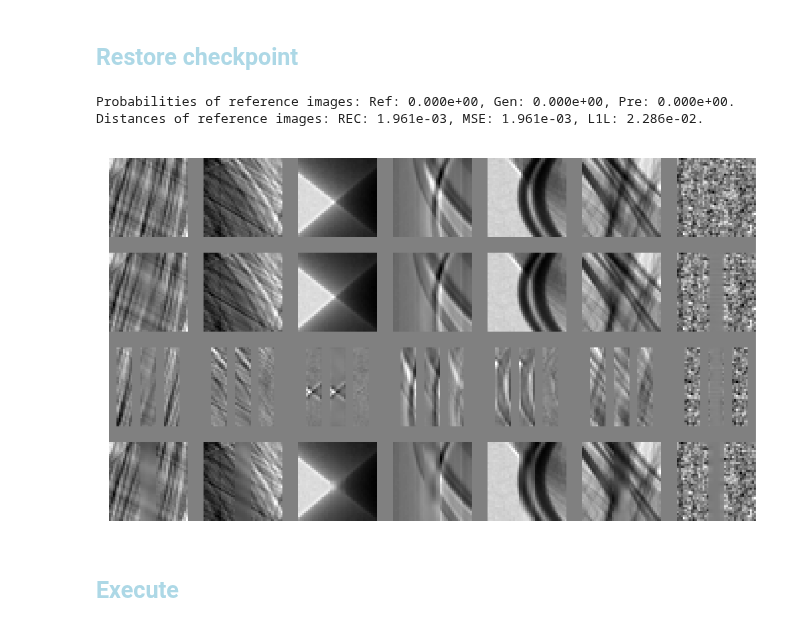
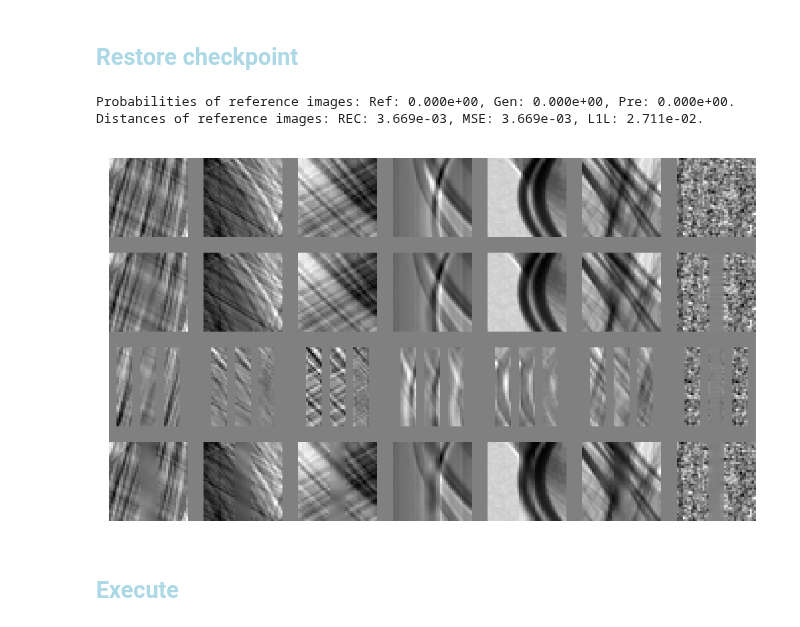
Before and after one commit to AustralianSynchrotron/sinogap, a Jupyter notebook: sinogap_dj1.ipynb, the cells around one changed output. Drawn from its saved outputs; the diff is of its cells as text; code cells hidden in the pictures.

```diff
--- a/sinogap_dj1.ipynb
+++ b/sinogap_dj1.ipynb
@@ -46,8 +53,17 @@ testSet = sg.createTestSet()
 # %% [markdown]
 ### <font style="color:lightblue">Show</font>
 # %%
+sg.examplesDb[8] = [(2348095, 1684)
+                ,(1909160,333)
+                ,(2489646, 1240)
+                #,(5592152, 2722)
+                ,(1429010,666)
+                ,(152196,251)
+                ,(1707893,914)
+                ,(102151, 418)]
+
 sg.refImages, sg.refNoises = sg.createReferences(trainSet, 0)
-sg.showMe(trainSet, 0)
+sg.showMe(trainSet, 0 )
 # %% [output]
 -4.105e-01, 3.546e-03, -4.227e-01, -3.957e-01
 [figure]
@@ -117,8 +104,6 @@ sg.lowResGenerators[2] = generator2
 # %% [markdown]
 ### Generator 4pix
 # %%
-
-
 class Generator4(sg.GeneratorTemplate):
 
     def __init__(self):
@@ -140,10 +125,9 @@ class Generator4(sg.GeneratorTemplate):
             self.decblock(2, 1, 3, norm=False),
             ])
         self.lastTouch = self.createLastTouch()
-
+        sg.load_model(self, model_path="saves/gap4/redo/model_gen.pt" )
 
 generator4 = Generator4()
-generator4 = sg.load_model(generator4, model_path="saves/gen4.pt" )
 generator4 = generator4.to(sg.TCfg.device)
 generator4 = generator4.requires_grad_(False)
 generator4 = generator4.eval()
@@ -211,0 +179,5 @@ Estimated Total Size (MB): 246.07
+# %%
+sg.generator = sg.lowResGenerators[sg.DCfg.gapW]
+sg.optimizer_G = sg.createOptimizer(sg.generator, sg.TCfg.learningRateG)
+model_summary = summary(sg.generator, input_data=[ [sg.refImages[[0],...], sg.refNoises[[0],...]] ] ).__str__()
+print(model_summary)
@@ -218,7 +208,7 @@ class Discriminator(sg.DiscriminatorTemplate):
         super(Discriminator, self).__init__()
         self.param = nn.Parameter(torch.zeros(1))
     def forward(self, images):
-        return torch.zeros((images.shape[0],1), device=images.device)
+        return torch.zeros((images.shape[0],1), device=sg.TCfg.device)
 
 
 sg.discriminator = Discriminator()
@@ -232,14 +222,14 @@ sg.optimizer_D = sg.createOptimizer(sg.discriminator, sg.TCfg.learningRateD)
 ## <font style="color:lightblue">Restore checkpoint</font>
 # %%
 savedCheckPoint = f"checkPoint_{sg.TCfg.exec}"
-sg.epoch, sg.iter, sg.minGEpoch, sg.minGdLoss, sg.startFrom = sg.restoreCheckpoint(savedCheckPoint+".pth")
+sg.epoch, sg.iter, sg.minGEpoch, sg.minGdLoss, sg.startFrom = sg.restoreCheckpoint()#savedCheckPoint+".pth")
 sg.writer = sg.createWriter(sg.TCfg.logDir, True)
 sg.writer.add_graph(sg.generator, ((sg.refImages, sg.refNoises),) )
 #sg.writer.add_graph(sg.discriminator, refImages)
 sg.initialTest()
 # %% [output]
 Probabilities of reference images: Ref: 0.000e+00, Gen: 0.000e+00, Pre: 0.000e+00.
-Distances of reference images: REC: 1.961e-03, MSE: 1.961e-03, L1L: 2.286e-02.
+Distances of reference images: REC: 3.669e-03, MSE: 3.669e-03, L1L: 2.711e-02.
-[figure, old version]
+[figure, new version]
 # %% [markdown]
 ## <font style="color:lightblue">Execute</font>
```
Also changed, not shown: parts of 13 cells of this notebook, 3 other files.
